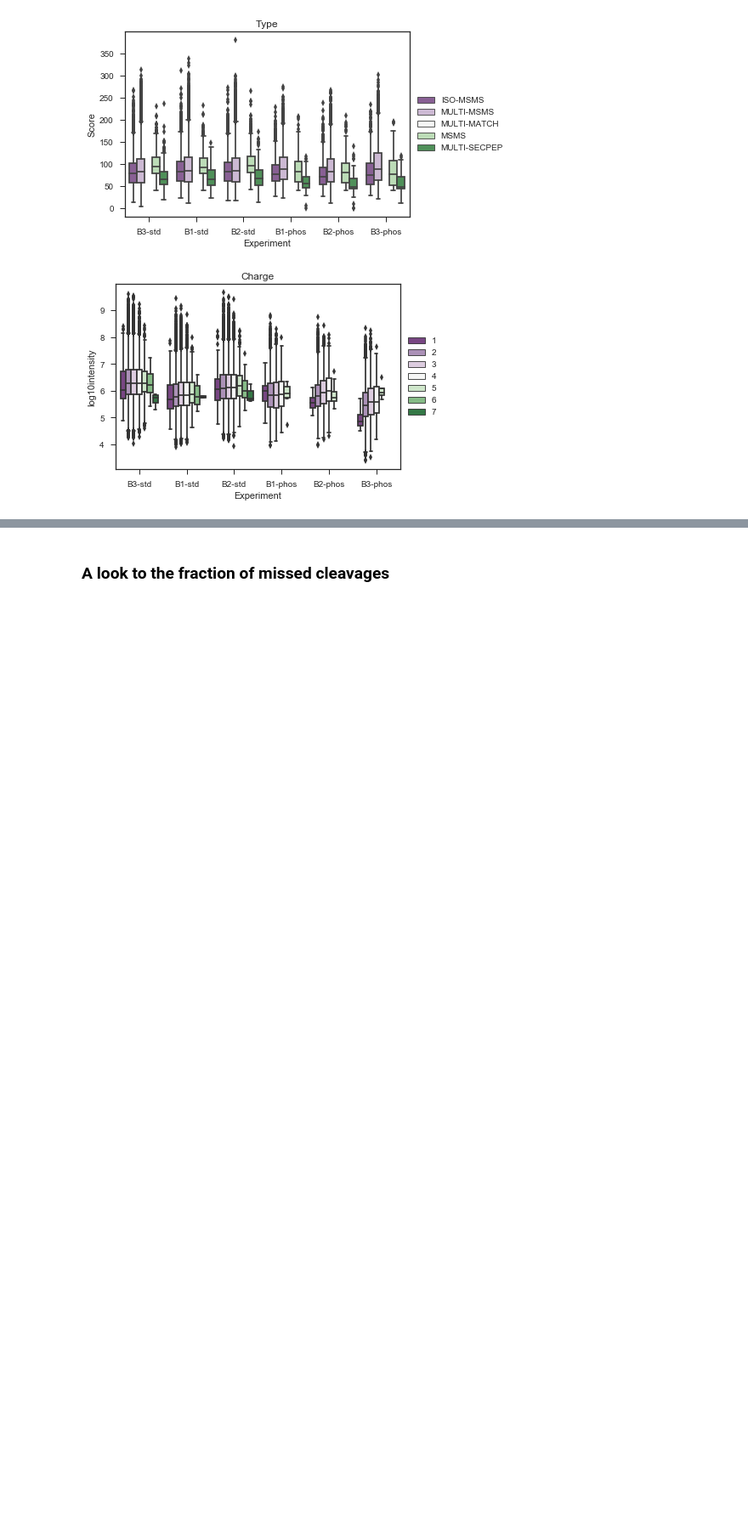
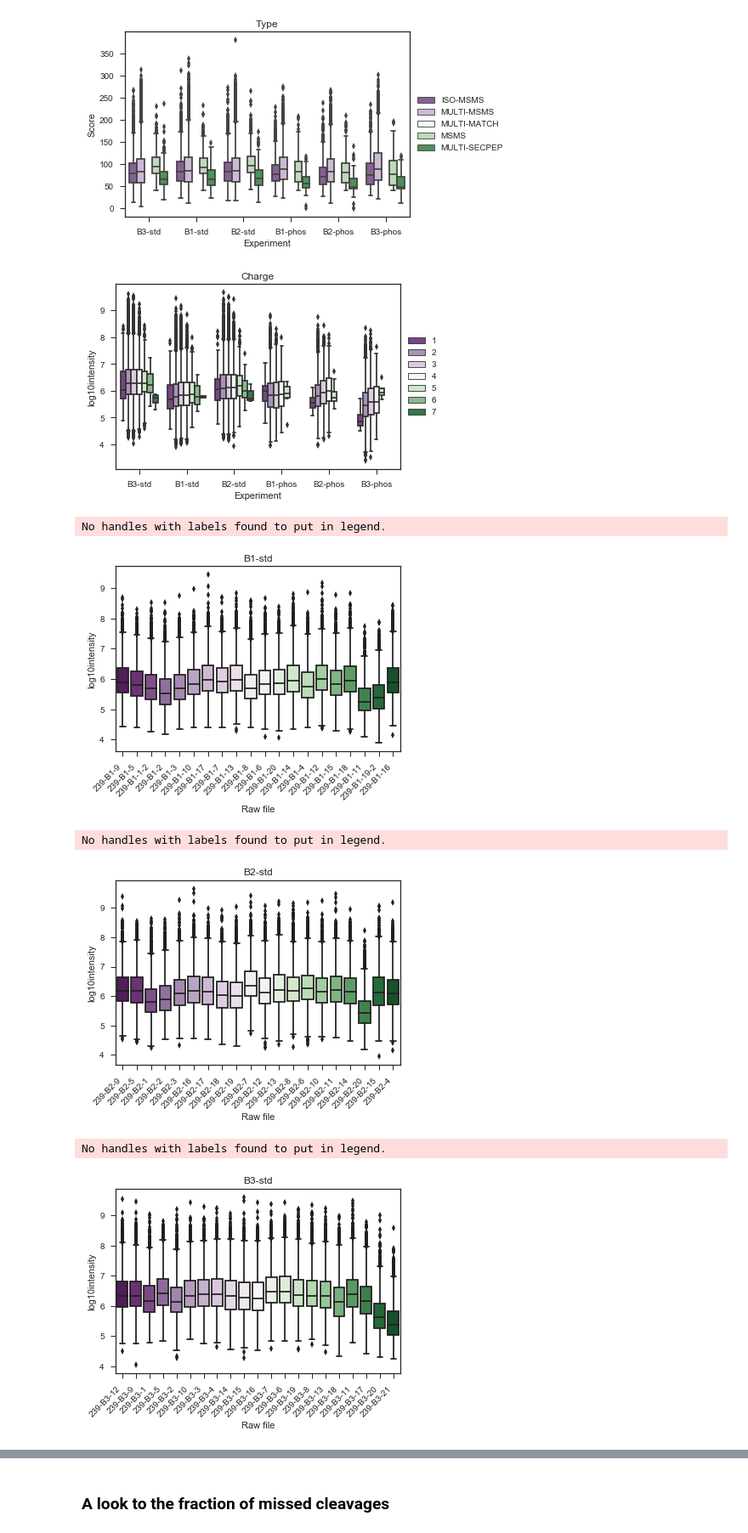
Before and after one commit to mtinti/arno_dro_embryo, a Jupyter notebook: analysis.ipynb, the cells around one changed output, grey strips where cells are left out. Shown at 85% size. Drawn from its saved outputs; the diff is of its cells as text; code cells hidden in the pictures; blank space fills up the shorter version.

```diff
--- a/analysis.ipynb
+++ b/analysis.ipynb
@@ -19,7 +19,8 @@ def make_plot(df=pd.DataFrame(), x='', y='', hue=''):
     sns.boxplot(x=x, y=y, hue=hue, data=df, palette="PRGn", ax=ax)
     ax.legend(loc='center left', bbox_to_anchor=(1, 0.5))
     ax.set_title(hue)
-    plt.show()
+    return ax
+
 
 def make_scatter_matrix(in_df):
     #sns.set(font_scale = 1.5)
@@ -80,3 +84,20 @@ make_plot(df=df, x="Experiment", y="log10intensity", hue="Charge")
 #This would indicate too less starting material or loss of sample during preparation
 # %% [output]
 [figure]
+# %%
+#analysing median intensity for each protein raw files
+import warnings
+warnings.filterwarnings('ignore')
+for exp in ['B1-std','B2-std','B3-std']:
+    ax=make_plot(df=df[df["Experiment"]==exp],
+          x="Raw file", y="log10intensity", hue=None)
+    plt.xticks(rotation=45, ha="right")
+    ax.set_title(exp)
+    plt.show()
+# %% [output]
+No handles with labels found to put in legend.
+[figure, added]
+No handles with labels found to put in legend.
+[figure, added]
+No handles with labels found to put in legend.
+[figure, added]
```
Also changed, not shown: parts of 35 cells of this notebook, 1 other file.
